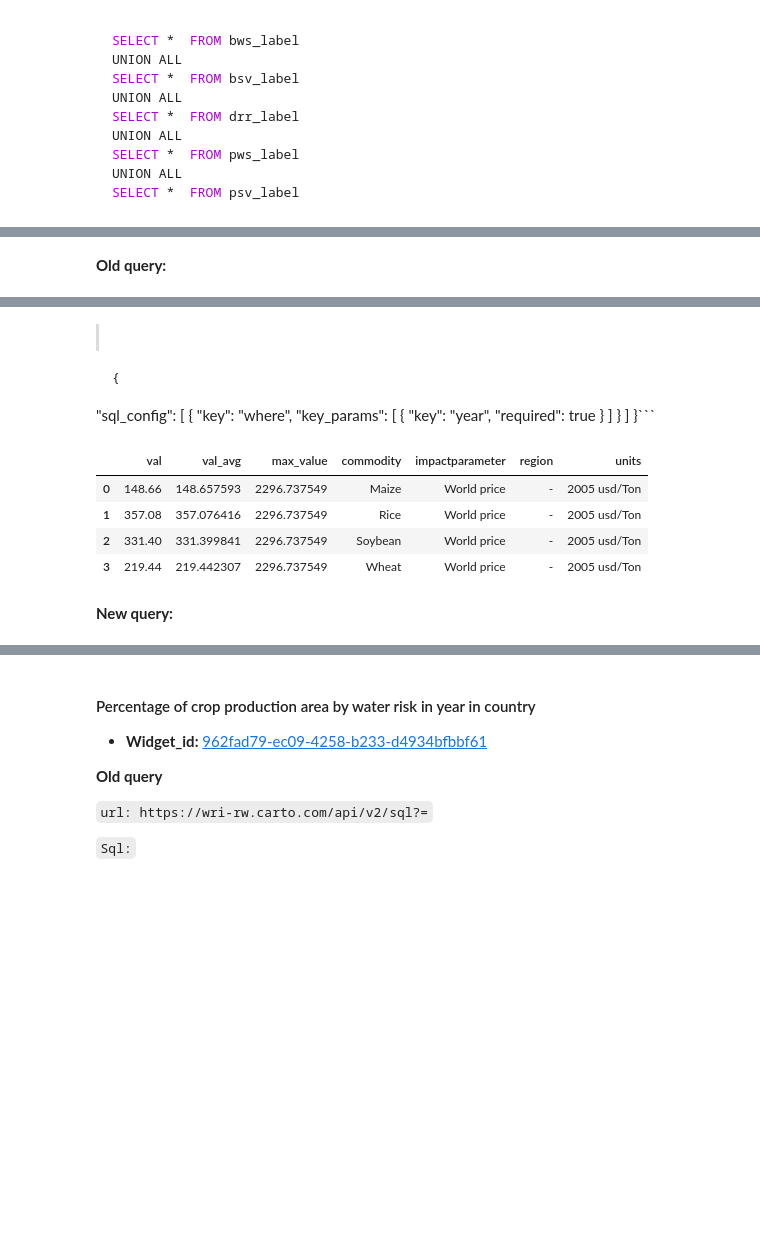
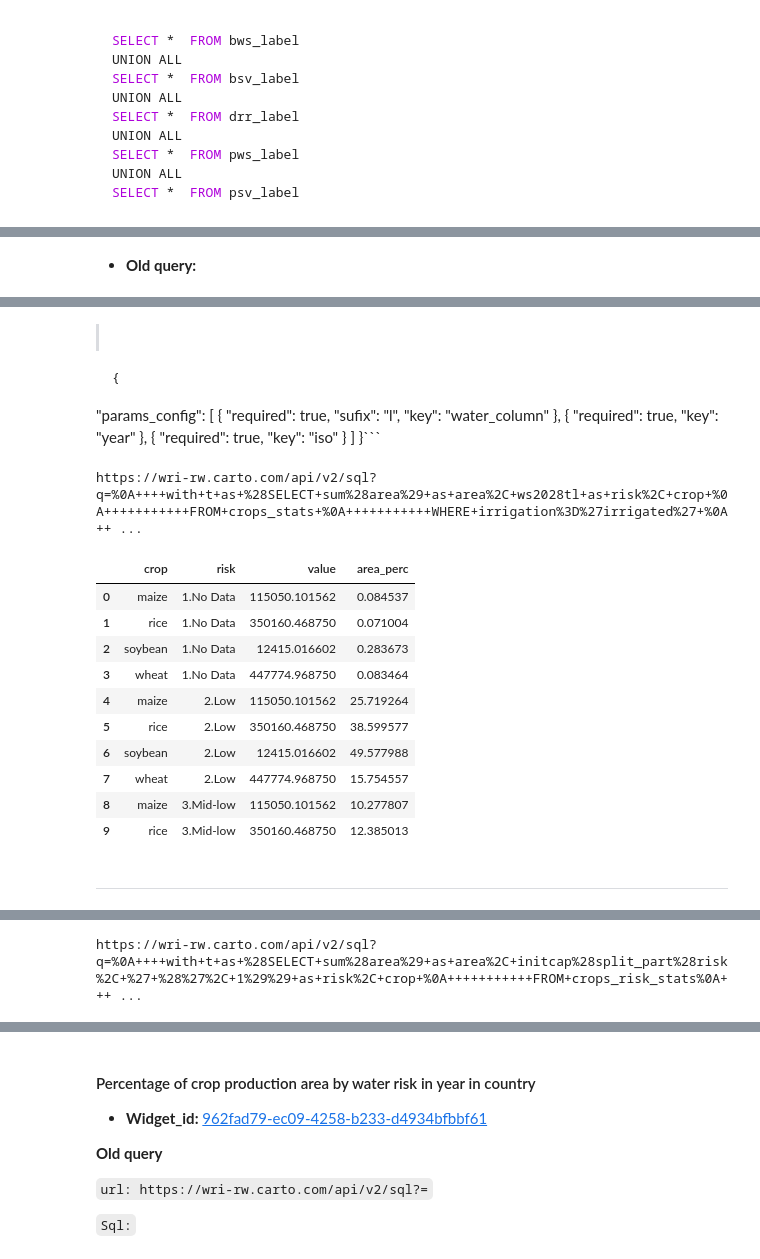
Before and after one commit to resource-watch/notebooks, a Jupyter notebook: Aqueduct/lab/AQ_1_V3_Widget_definition.ipynb, the cells around one changed output, grey strips where cells are left out. Cells and saved outputs as stored; diff of their text form; code cells hidden in the pictures; blank space fills up the shorter version.

````diff
--- a/Aqueduct/lab/AQ_1_V3_Widget_definition.ipynb
+++ b/Aqueduct/lab/AQ_1_V3_Widget_definition.ipynb
@@ -29,7 +29,7 @@ from IPython.display import display, HTML, JSON, Code, Markdown
 # %%
 envUrl='https://staging-api.globalforestwatch.org'
 
-testscenario = {'year':2010,'iso':'ESP','crop':'banana', 'commodity':'banana', 'water_column':'ws2028tl', 'countryName':'Spain'}
+testscenario = {'year':2010,'iso':'ESP','crop_name':'banana','crop':'banana', 'commodity':'banana', 'water_column':'ws2028tl', 'countryName':'Spain'}
 
 def formatQuery(query: str, object2format: list):
     n=query
@@ -54,10 +54,10 @@ def formatObj(inputKey: dict, predefineKeys: dict)-> list:
     object2format=[]
     if 'sql_config' in inputKey:
         for i in inputKey['sql_config']:
-            sentence = ['{0} = {1}'.format(word['key'],predefineKeys[word['key']]) for word in i['key_params']]
+            sentence = ["{0} = {1}".format(word['key'],predefineKeys[word['key']]) if word['key'] in ('year') else "{0} = '{1}'".format(word['key'],predefineKeys[word['key']]) for word in i['key_params']]
 
 
-            object2format.append({'pattern':r"({{([^}}]*)("+i['key']+")}})", 'sub': 'where {0} '.format(' and '.join(sentence))})
+            object2format.append({'pattern':r"({{([^}}]*)("+i['key']+")}})", 'sub': '{1} {0} '.format(' and '.join(sentence), i['key'])})
 
     if 'params_config' in inputKey:
          for i in inputKey['params_config']:
@@ -77,6 +77,7 @@ def getData(query, configP, predefineKeys):
     r = requests.get('https://wri-rw.carto.com/api/v2/sql', params=payload)
     if r.status_code ==200:
         df = pd.read_json(json.dumps(r.json()['rows']), orient='records')
+        print(r.url)
         return display(df.head(10))
     else:
         return display(r.text)
@@ -95,15 +96,14 @@ def visualizeWidget(widgetId: str, configP, predefineKeys):
 def displayAQfwinfo(name, widgetID, sqlOld, confOld, sqlNew, confNew, visualize=True):
     display(Markdown(f'#### {name}'))
     display(Markdown(f'**Widget ID**: [{widgetID}]({envUrl}/v1/widget/{widgetID})  '))
-    display(Markdown('**Old query:**'))
-    display(Markdown(f""">```sql
-    {sqlOld} ``` """))
+    display(Markdown('* **Old query:**'))
+    display(Markdown(f""">```PLSQL {sqlOld} ``` """))
     display(Markdown(f""">```JSON
     {json.dumps(confOld, indent=2)}``` """))
     getData(sqlOld, confOld, testscenario)
-    display(Markdown('**New query:**'))
-    display(Markdown(f""">```sql
-    {sqlNew} ``` """))
+    display(Markdown('---'))
+    display(Markdown('* **New query:**'))
+    display(Markdown(f""">```PLSQL {sqlNew} ``` """))
     display(Markdown(f""">```JSON
     {json.dumps(confNew, indent=2)} ``` """))
     getData(sqlNew, confNew, testscenario)
@@ -634,7 +621,7 @@ df.head()
 | 4 | 5 | NaN | NaN | 0.506026 | arabica coffee | irrigated | ECU | Ecuador | water_stress | ... |
 # %%
 sqlOld = """
-with t as (SELECT sum(area) as area, {{water_column}} as risk, crop
+    with t as (SELECT sum(area) as area, {{water_column}} as risk, crop
            FROM crops_stats
            WHERE irrigation='irrigated'
            GROUP BY {{water_column}}, crop
@@ -646,7 +633,6 @@ with t as (SELECT sum(area) as area, {{water_column}} as risk, crop
            GROUP BY commodity),
      d as (SELECT value, commodity
            FROM r )
-
 SELECT crop, risk,value, (area*100/sum(area) over(partition by crop)) area_perc
 FROM d
 INNER JOIN t on lower(commodity)=crop
@@ -682,14 +668,10 @@ sqlNew = """
            GROUP BY commodity),
      d as (SELECT value, commodity
            FROM r )
-
 SELECT crop, value, (area*100/sum(area) over(partition by crop)) area_perc,
        CASE when risk IN ('No Data') then '1.No Data'
             when risk IN ('Low') then '2.Low'
-            when risk IN ('Low - Medium') then '3.Low-Mid'
-            when risk IN ('Low-Medium') then '3.Low-Mid'
-            when risk IN ('Medium - High') then '4.Mid-High'
-            when risk IN ('Medium-High') then '4.Mid-High'
+            when risk IN ('Low - Medium', 'Low-Medium') then '3.Low-Mid'                                           when risk IN ('Medium - High','Medium-High') then '4.Mid-High'
             when risk IN ('High') then '5.High'
             when risk IN ('Extremely High') then '6.Extremely High'
         END as risk
@@ -698,15 +680,10 @@ INNER JOIN t on lower(commodity)=crop
 ORDER BY risk asc, crop asc
 """
 confNew = json.loads("""
-    {"sql_config": [
+    {"params_config": [
     {
-        "key": "where",
-        "key_params": [
-            {
-                "key": "year",
-                "required": true
-            }
-        ]
+        "required": true,
+        "key": "year"
     }
 ]}
 """)
@@ -717 +694 @@ displayAQfwinfo('Percent of crop area by level of water stress and volume of dem
-**Old query:**
+* **Old query:**
@@ -727,21 +712,32 @@ displayAQfwinfo('Percent of crop area by level of water stress and volume of dem
  ```
 >```JSON
     {
-  "sql_config": [
+  "params_config": [
     {
-      "key": "where",
-      "key_params": [
-        {
-          "key": "year",
-          "required": true
-        }
-      ]
+      "required": true,
+      "sufix": "l",
+      "key": "water_column"
+    },
+    {
+      "required": true,
+      "key": "year"
+    },
+    {
+      "required": true,
+      "key": "iso"
     }
   ]
 }```
+https://wri-rw.carto.com/api/v2/sql?q=%0A++++with+t+as+%28SELECT+sum%28area%29+as+area%2C+ws2028tl+as+risk%2C+crop+%0A+++++++++++FROM+crops_stats+%0A+++++++++++WHERE+irrigation%3D%27irrigated%27+%0A++ ...
-|  | val | val_avg | max_value | commodity | impactparameter | region | units |
-| 0 | 148.66 | 148.657593 | 2296.737549 | Maize | World price | - | 2005 usd/Ton |
-| 1 | 357.08 | 357.076416 | 2296.737549 | Rice | World price | - | 2005 usd/Ton |
-| 2 | 331.40 | 331.399841 | 2296.737549 | Soybean | World price | - | 2005 usd/Ton |
-| 3 | 219.44 | 219.442307 | 2296.737549 | Wheat | World price | - | 2005 usd/Ton |
+|  | crop | risk | value | area_perc |
+| 0 | maize | 1.No Data | 115050.101562 | 0.084537 |
+| 1 | rice | 1.No Data | 350160.468750 | 0.071004 |
+| 2 | soybean | 1.No Data | 12415.016602 | 0.283673 |
+| 3 | wheat | 1.No Data | 447774.968750 | 0.083464 |
+| 4 | maize | 2.Low | 115050.101562 | 25.719264 |
+| 5 | rice | 2.Low | 350160.468750 | 38.599577 |
+| 6 | soybean | 2.Low | 12415.016602 | 49.577988 |
+| 7 | wheat | 2.Low | 447774.968750 | 15.754557 |
+| 8 | maize | 3.Mid-low | 115050.101562 | 10.277807 |
+| 9 | rice | 3.Mid-low | 350160.468750 | 12.385013 |
-**New query:**
+---
@@ -771,0 +777 @@ displayAQfwinfo('Percent of crop area by level of water stress and volume of dem
+https://wri-rw.carto.com/api/v2/sql?q=%0A++++with+t+as+%28SELECT+sum%28area%29+as+area%2C+initcap%28split_part%28risk%2C+%27+%28%27%2C+1%29%29+as+risk%2C+crop+%0A+++++++++++FROM+crops_risk_stats%0A+++ ...
````
Also changed, not shown: parts of 26 cells of this notebook, 2 other files.
